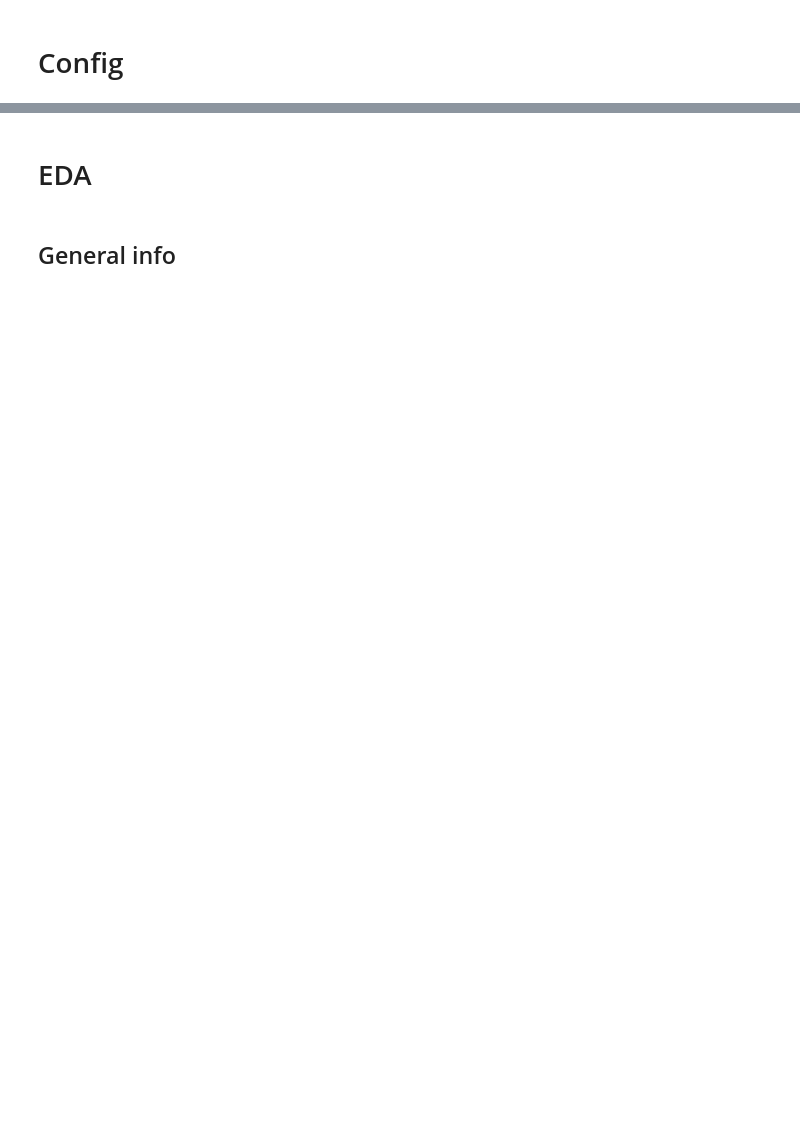
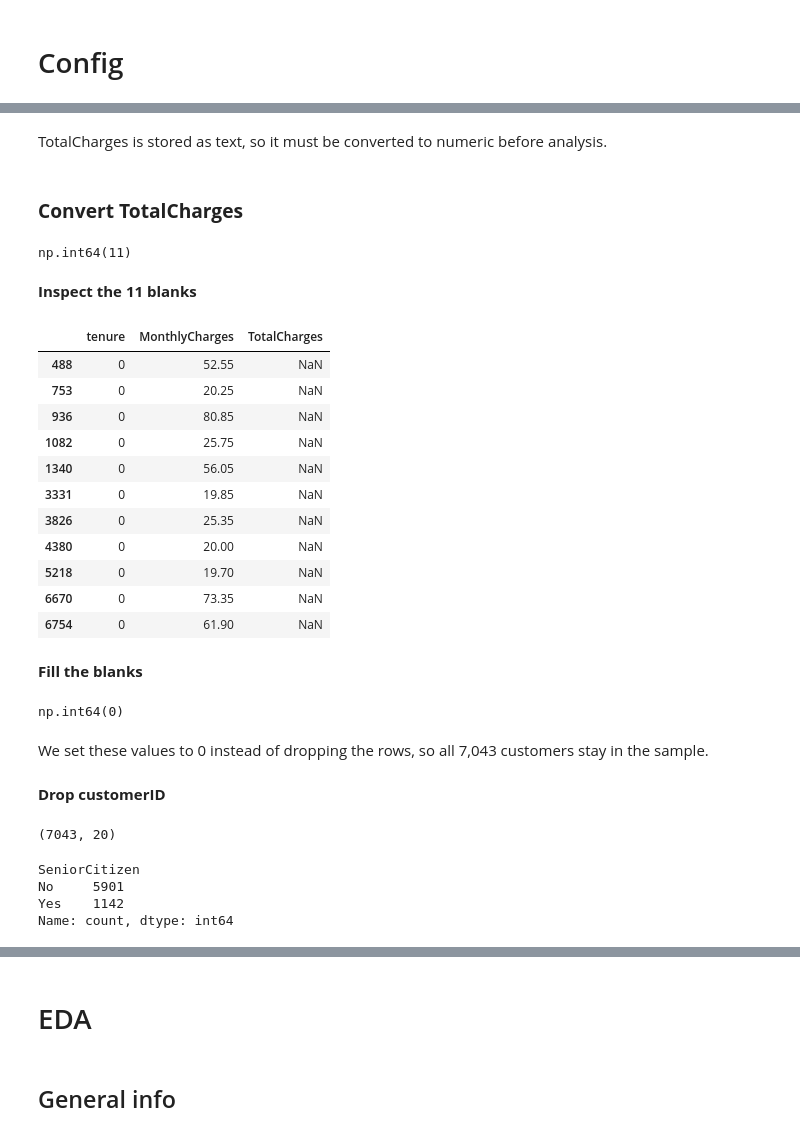
Before and after one commit to r3mo-usd/AAI-500-02-final-project-Sahana-Javier, a Jupyter notebook: src/javier_da.ipynb, the cells around one changed output, grey strips where cells are left out. Drawn from its saved outputs; the diff is of its cells as text; code cells hidden in the pictures; blank space fills up the shorter version.

Commit message:
Completed Introduction and Data Cleaning

```diff
--- a/src/javier_da.ipynb
+++ b/src/javier_da.ipynb
@@ -30,0 +20,4 @@ print(df.head(5))
+# %%
+# load the dataset from the shared GitHub repo (main branch)
+url = 'https://raw.githubusercontent.com/r3mo-usd/AAI-500-02-final-project-Sahana-Javier/main/data/WA_Fn-UseC_-Telco-Customer-Churn.csv'
+telco = pd.read_csv(url)
@@ -30,0 +72,62 @@ print(df.head(5))
+# %% [markdown]
+TotalCharges is stored as text, so it must be converted to numeric before analysis.
+# %% [markdown]
+### **Convert TotalCharges**
+# %%
+# TotalCharges is stored as text; convert to numeric
+telco['TotalCharges'] = pd.to_numeric(telco['TotalCharges'], errors='coerce')
+
+# count the missing values created by the conversion
+telco['TotalCharges'].isna().sum()
+# %% [output]
+np.int64(11)
+# %% [markdown]
+**Inspect the 11 blanks**
+# %%
+# check which customers have missing TotalCharges
+telco.loc[telco['TotalCharges'].isna()][['tenure', 'MonthlyCharges', 'TotalCharges']]
+# %% [output]
+|  | tenure | MonthlyCharges | TotalCharges |
+| 488 | 0 | 52.55 | NaN |
+| 753 | 0 | 20.25 | NaN |
+| 936 | 0 | 80.85 | NaN |
+| 1082 | 0 | 25.75 | NaN |
+| 1340 | 0 | 56.05 | NaN |
+| 3331 | 0 | 19.85 | NaN |
+| 3826 | 0 | 25.35 | NaN |
+| 4380 | 0 | 20.00 | NaN |
+| 5218 | 0 | 19.70 | NaN |
+| 6670 | 0 | 73.35 | NaN |
+| 6754 | 0 | 61.90 | NaN |
+# %% [markdown]
+**Fill the blanks**
+# %%
+# fill missing TotalCharges with 0 (new customers have not been charged yet)
+telco['TotalCharges'] = telco['TotalCharges'].fillna(0)
+
+# check that no missing values are left (should show 0)
+telco['TotalCharges'].isna().sum()
+# %% [output]
+np.int64(0)
+# %% [markdown]
+We set these values to 0 instead of dropping the rows, so all 7,043 customers stay in the sample.
+# %% [markdown]
+**Drop customerID**
+# %%
+# drop customerID because it is just an ID number for each customer
+telco = telco.drop(['customerID'], axis=1)
+telco.shape
+# %% [output]
+(7043, 20)
+# %%
+#change SeniorCitizen from 1/0 to Yes/No so it matches the other columnsprint
+(telco["SeniorCitizen"].value_counts())
+telco["SeniorCitizen"] = telco["SeniorCitizen"].replace({1: "Yes", 0: "No"})
+
+# check the new values (show only No and Yes)
+print(telco["SeniorCitizen"].value_counts())
+# %% [output]
+SeniorCitizen
+No     5901
+Yes    1142
+Name: count, dtype: int64
```
Also changed, not shown: parts of 17 cells of this notebook.
